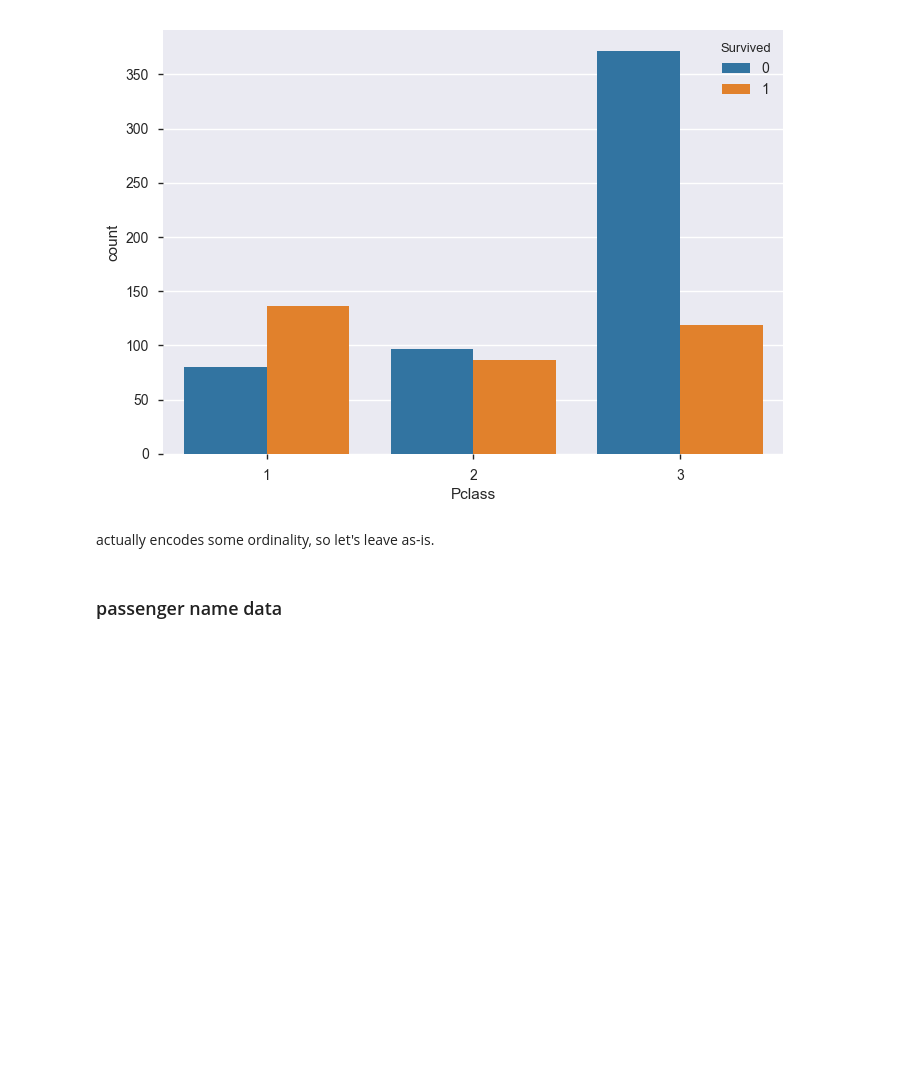
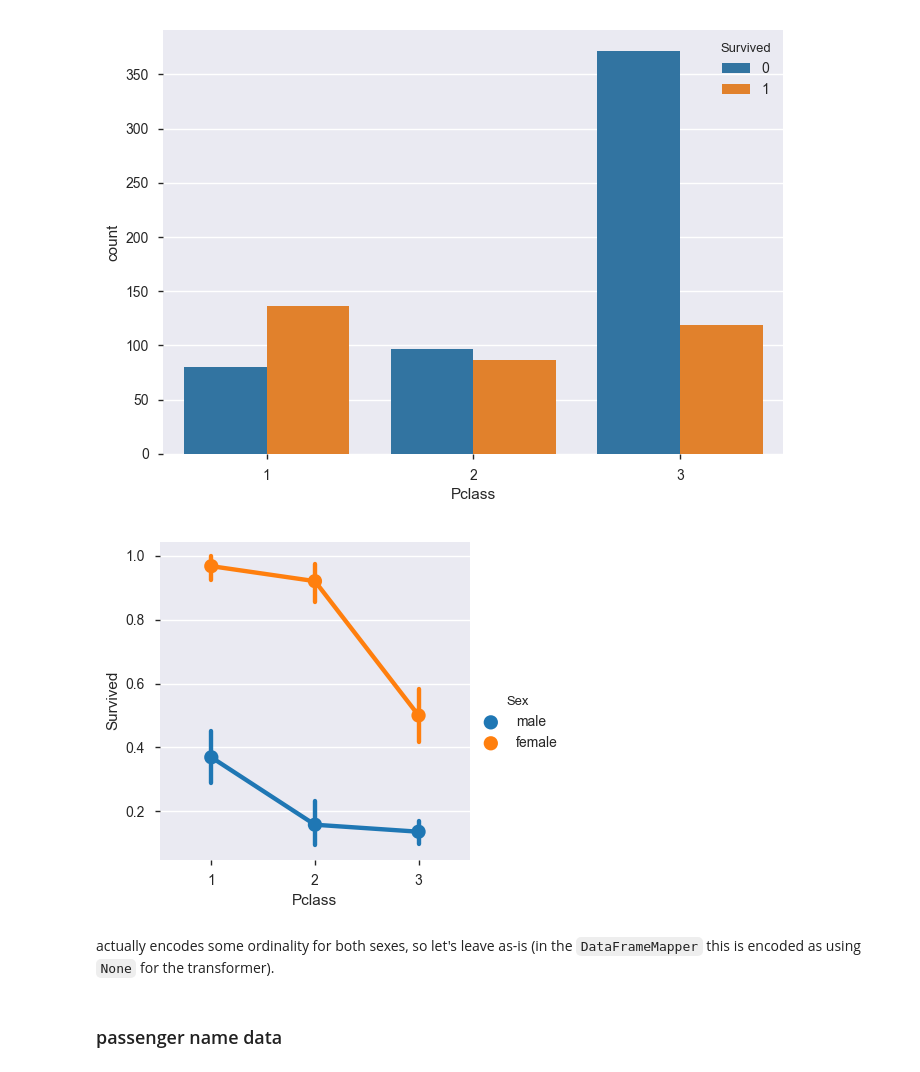
Before and after one commit to jrwalk/kaggle-titanic, a Jupyter notebook: data_exploration.ipynb, the cells around one changed output. Drawn from its saved outputs; the diff is of its cells as text; code cells hidden in the pictures; blank space fills up the shorter version.

```diff
--- a/data_exploration.ipynb
+++ b/data_exploration.ipynb
@@ -84,14 +114,20 @@ mapper.features.append(("Survived", None))
 ### encode gender
 # %%
 mapper.features.append(("Sex", LabelBinarizer()))
+# %%
+df['SexMapped'] = LabelBinarizer().fit_transform(df.Sex)
 # %% [markdown]
 ### encode passenger class
 # %%
 sb.countplot("Pclass", data=df, hue='Survived');
 # %% [output]
 [figure]
+# %%
+sb.factorplot("Pclass", "Survived", "Sex", data=df);
+# %% [output]
+[figure, added]
 # %% [markdown]
-actually encodes some ordinality, so let's leave as-is.
+actually encodes some ordinality for both sexes, so let's leave as-is (in the `DataFrameMapper` this is encoded as using `None` for the transformer).
 # %%
 mapper.features.append(("Pclass", None))
 # %% [markdown]
```
Also changed, not shown: parts of 71 cells of this notebook, 15 other files.
